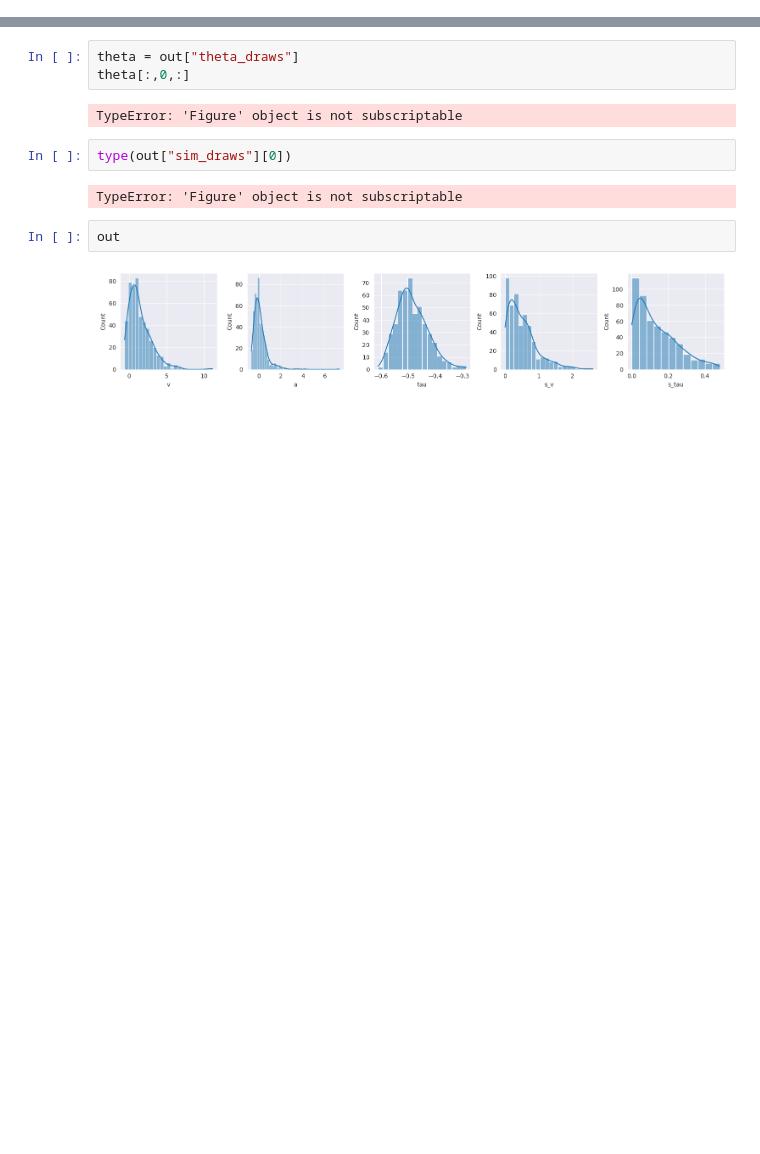
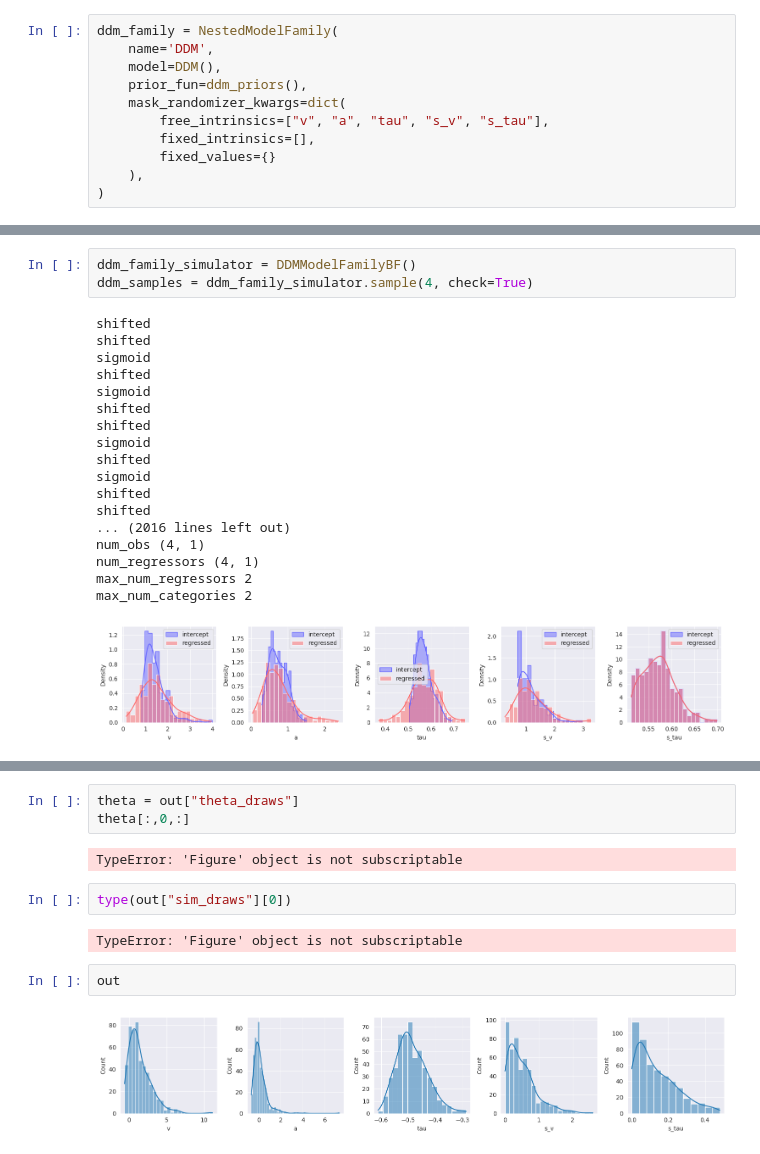
Before and after one commit to bayesflow-org/CogFormer, a Jupyter notebook: playgrounds/model_family_playground.ipynb, the cells around one changed output, grey strips where cells are left out. Saved outputs shown, nothing was run; the diff lists cells and outputs as text; blank space fills up the shorter version.

```diff
--- a/playgrounds/model_family_playground.ipynb
+++ b/playgrounds/model_family_playground.ipynb
@@ -62,0 +28,11 @@ out = ddm_family.check_regressed_priors(
+# %%
+ddm_family = NestedModelFamily(
+    name='DDM',
+    model=DDM(),
+    prior_fun=ddm_priors(),
+    mask_randomizer_kwargs=dict(
+        free_intrinsics=["v", "a", "tau", "s_v", "s_tau"],
+        fixed_intrinsics=[],
+        fixed_values={}
+    ),
+)
@@ -62,0 +103,22 @@ out = ddm_family.check_regressed_priors(
+# %%
+ddm_family_simulator = DDMModelFamilyBF()
+ddm_samples = ddm_family_simulator.sample(4, check=True)
+# %% [output]
+shifted
+shifted
+sigmoid
+shifted
+sigmoid
+shifted
+shifted
+sigmoid
+shifted
+sigmoid
+shifted
+shifted
+... (2016 lines left out)
+num_obs (4, 1)
+num_regressors (4, 1)
+max_num_regressors 2
+max_num_categories 2
+[figure, added]
```
Also changed, not shown: parts of 18 cells of this notebook.
